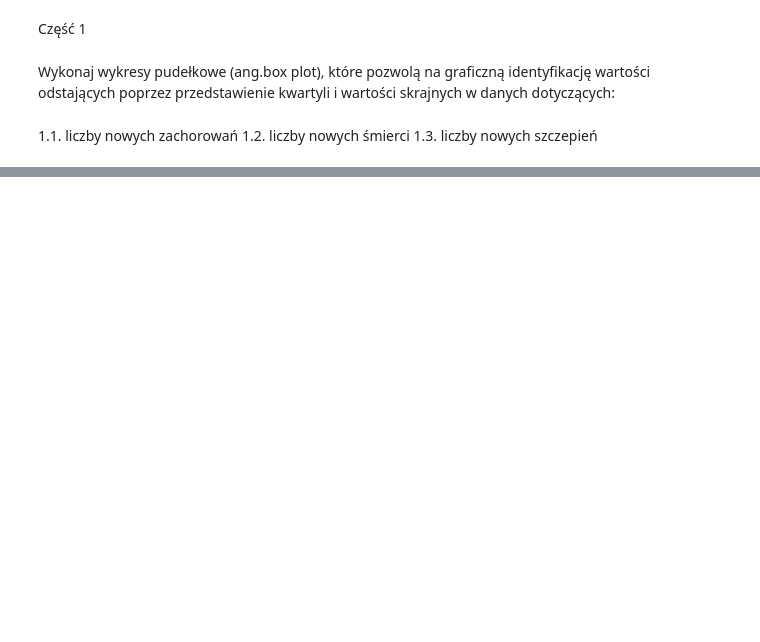
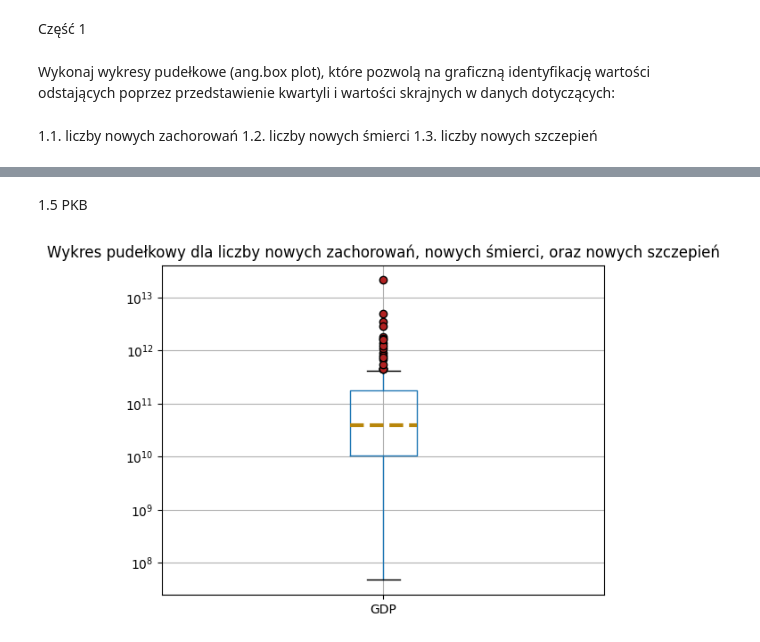
Before and after one commit to qmacdom/BigData, a Jupyter notebook: zad2.ipynb, the cells around one changed output, grey strips where cells are left out. Cells and saved outputs as stored; diff of their text form; code cells hidden in the pictures; blank space fills up the shorter version.

```diff
--- a/zad2.ipynb
+++ b/zad2.ipynb
@@ -20,0 +69,12 @@ plt.show()
+# %% [markdown]
+1.5 PKB
+# %%
+merged_data_df = pd.read_csv('results\\prepared_for_2_ex.csv')
+merged_data_df = merged_data_df.drop_duplicates(subset="country_name")
+merged_data_df.boxplot(["GDP"], flierprops={'marker': 'o', 'markersize': 6, 'markerfacecolor': 'firebrick'},
+                  medianprops ={'linestyle':'--', 'linewidth':3, 'color':'darkgoldenrod'})
+plt.yscale('symlog')
+plt.title('Wykres pudełkowy dla liczby nowych zachorowań, nowych śmierci, oraz nowych szczepień')
+plt.show()
+# %% [output]
+[figure, added]
```
Also changed, not shown: parts of 10 cells of this notebook.
